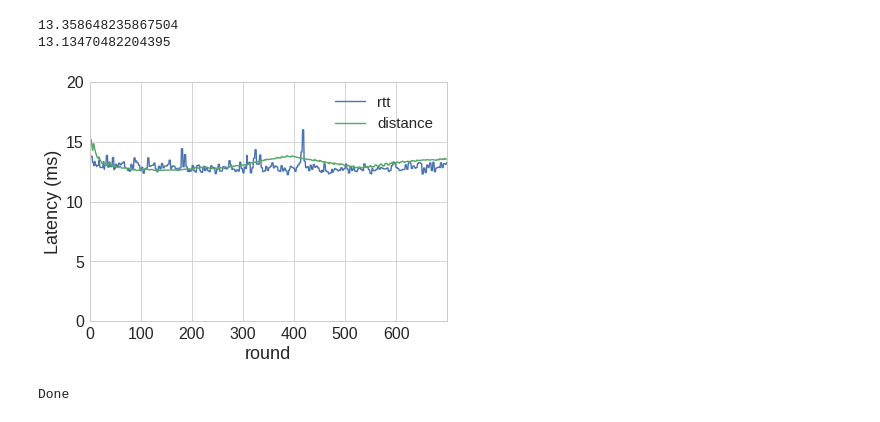
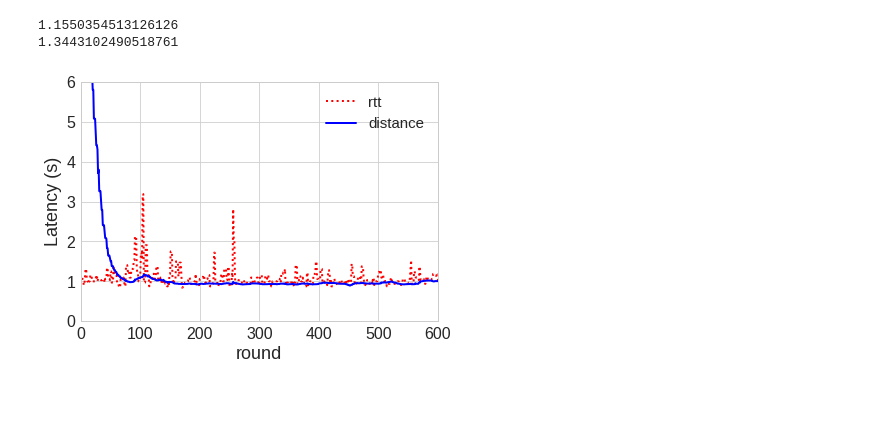
Before and after one commit to emmdim/Khulan_plots, a Jupyter notebook: test.ipynb, the cells around one changed output. Cells and saved outputs as stored; diff of their text form; code cells hidden in the pictures.

Commit message:
tests

```diff
--- a/test.ipynb
+++ b/test.ipynb
@@ -160,20 +211,19 @@ Done
 # %%
 ##PARAMETERS
 EXP_NAME = 'c2p'
-MAX_ROUNDS = 699
-MAX_YVAL = 20
+MAX_ROUNDS = 600
+MAX_YVAL = 6
 # DEFINE OUTPUT DIR
-RESULTS_DIR = os.path.join( os.getcwd(),'results/test/UDP',EXP_NAME)
-GRAPHS_DIR = os.path.join( os.getcwd(), 'graphs/test/UDP',EXP_NAME)
+RESULTS_DIR = os.path.join( os.getcwd(),'results/broad_test/random',EXP_NAME)
+GRAPHS_DIR = os.path.join( os.getcwd(), 'graphs/broad_test/random',EXP_NAME)
 
 
 if __name__ == '__main__':
 	nodes_results = read_results()
 	#plot_var_per_round(nodes_results,'rtt')
 	#plot_var_ecdf_per_round(nodes_results,['AVG RTT', 'AVG distance'])
-	plot_comparative(nodes_results,['rtt', 'distance'], 'Latency (ms)')
+	plot_comparative(nodes_results,['rtt', 'distance'], 'Latency (s)')
 # %% [output]
-13.358648235867504
-13.13470482204395
+1.1550354513126126
+1.3443102490518761
-[figure, old version]
+[figure, new version]
-Done
```
Also changed, not shown: parts of 12 cells of this notebook.
